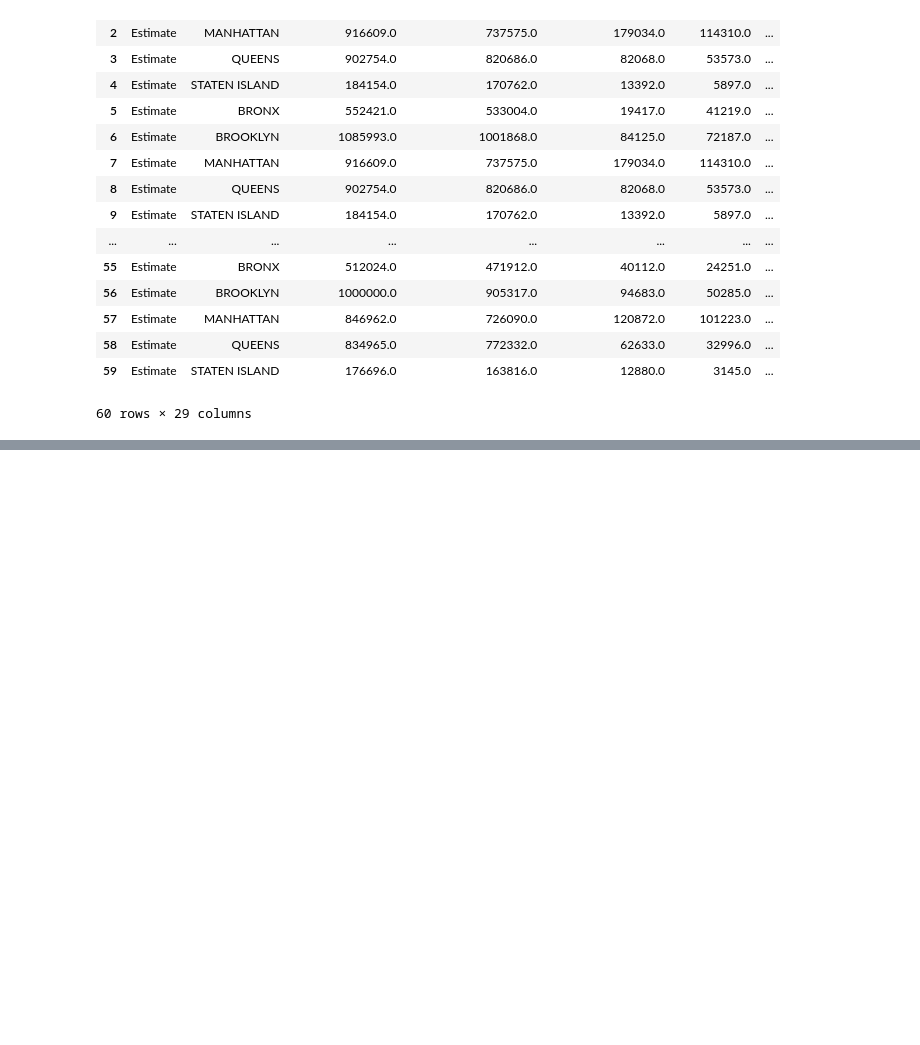
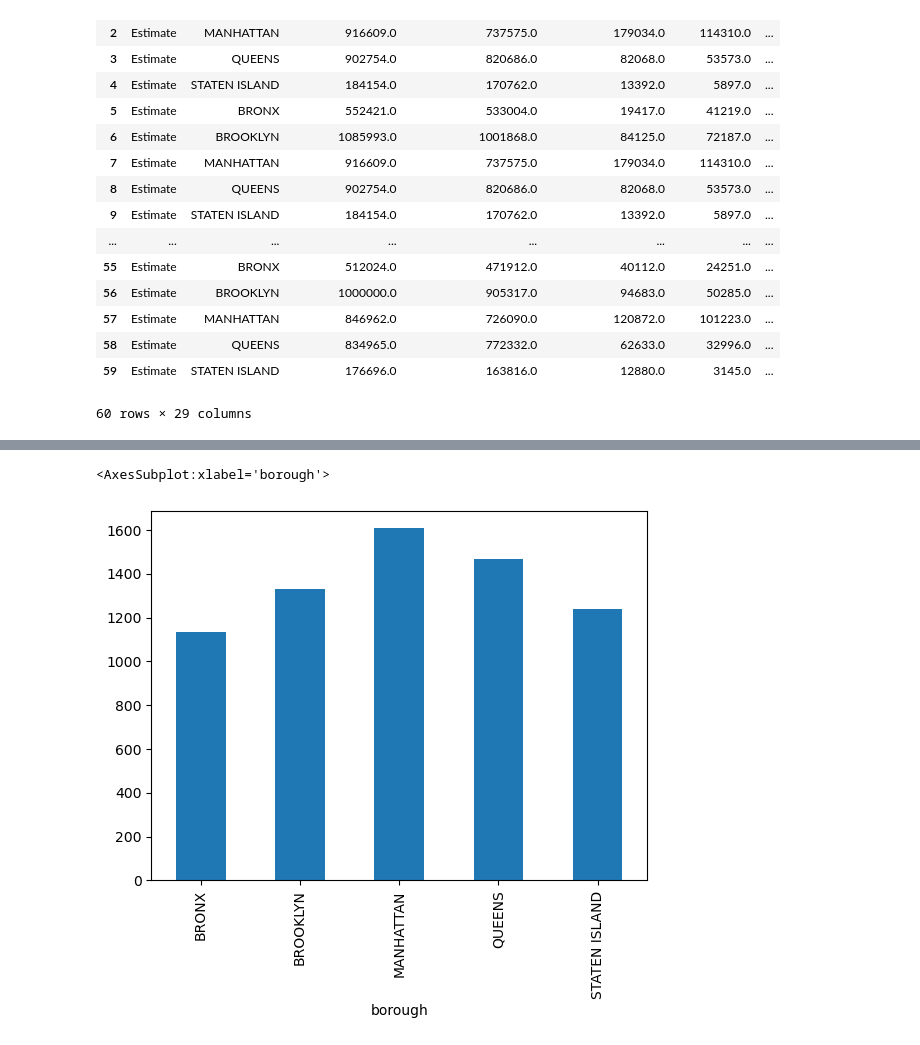
Before and after one commit to hpuma/Airbnb_Rental_Project, a Jupyter notebook: ACS EDA.ipynb, the cells around one changed output, grey strips where cells are left out. Saved outputs shown, nothing was run; the diff lists cells and outputs as text; code cells hidden in the pictures; blank space fills up the shorter version.

```diff
--- a/ACS EDA.ipynb
+++ b/ACS EDA.ipynb
@@ -28,0 +67,5 @@ df
+# %%
+df.groupby(['borough'])['rent_median_value'].mean().plot(kind='bar')
+# %% [output]
+<AxesSubplot:xlabel='borough'>
+[figure, added]
```
Also changed, not shown: parts of 26 cells of this notebook.
